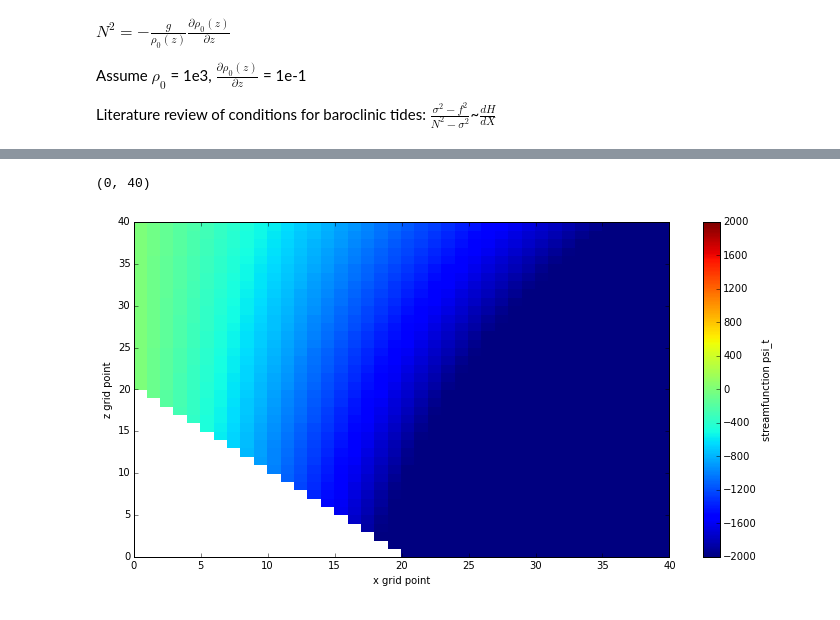
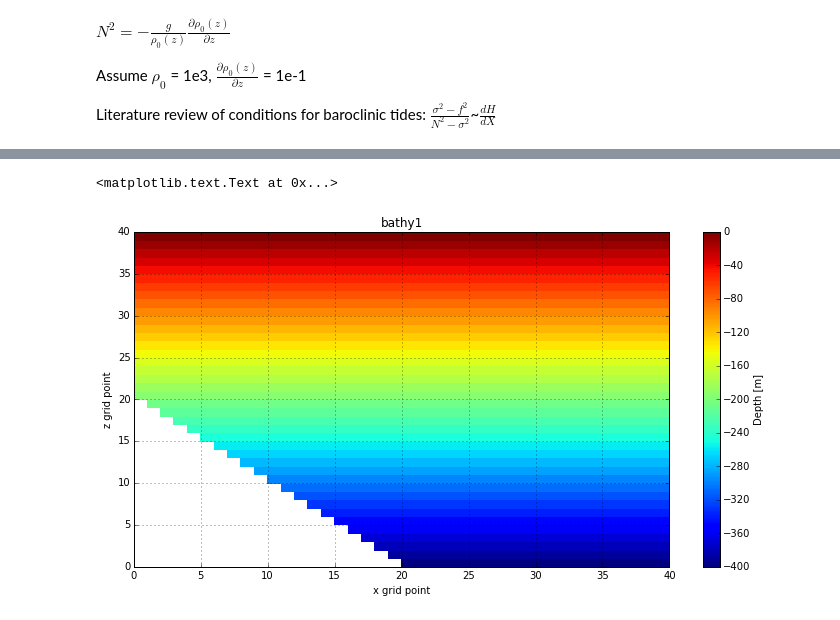
Before and after one commit to jieliu920608/Lab7Assignment, a Jupyter notebook: Project.ipynb, the cells around one changed output, grey strips where cells are left out. Cells and saved outputs as stored; diff of their text form; code cells hidden in the pictures.

```diff
--- a/Project.ipynb
+++ b/Project.ipynb
@@ -39,7 +39,7 @@ x,z = np.meshgrid(x,z)
 def bathy1(b0, ngrid):
     ## construct slope topography
     for i in np.arange(ngrid):
-        H[i,:] = i*b0/(ngrid-1)
+        H[i,:] = -i*b0/(ngrid-1)
     m = np.zeros_like(H)
     for i in np.arange(ngrid/2,ngrid,1):
         j = i-20
@@ -193,13 +84,14 @@ psi_t = (1/omega)*np.sqrt(g*b0)* np.sin(k*180*np.arange(0,40,1)/np.pi) * (b0+Hm)
-# %%
-## barotropic inputs
-fig, ax =plt.subplots(1,1,figsize = (12,6))
-plot=ax.pcolormesh(psi_t,linewidth=0,rasterized=True,cmap = 'jet',vmin=-2000, vmax=2000)
-cbar= plt.colorbar(plot)
-cbar.set_label('streamfunction psi_t')
-ax.set_xlim(0,40)
-ax.set_xlabel('x grid point')
-ax.set_ylabel('z grid point')
-ax.set_ylim(0,40)
-# %% [output]
-(0, 40)
-[figure, removed]
+# %%
+fig, ax =plt.subplots(1,1,figsize = (12,6))
+plot=ax.pcolormesh(Hm,linewidth=0,rasterized=True, vmin = -400, vmax= 0)
+cbar= plt.colorbar(plot)
+cbar.set_label('Depth [m]')
+ax.grid('on')
+ax.set_xlim(0,40)
+ax.set_xlabel('x grid point')
+ax.set_ylabel('z grid point')
+ax.set_ylim(0,40)
+ax.set_title('bathy1')
+# %% [output]
+<matplotlib.text.Text at 0x...>
+[figure, added]
```
Also changed, not shown: parts of 43 cells of this notebook.
